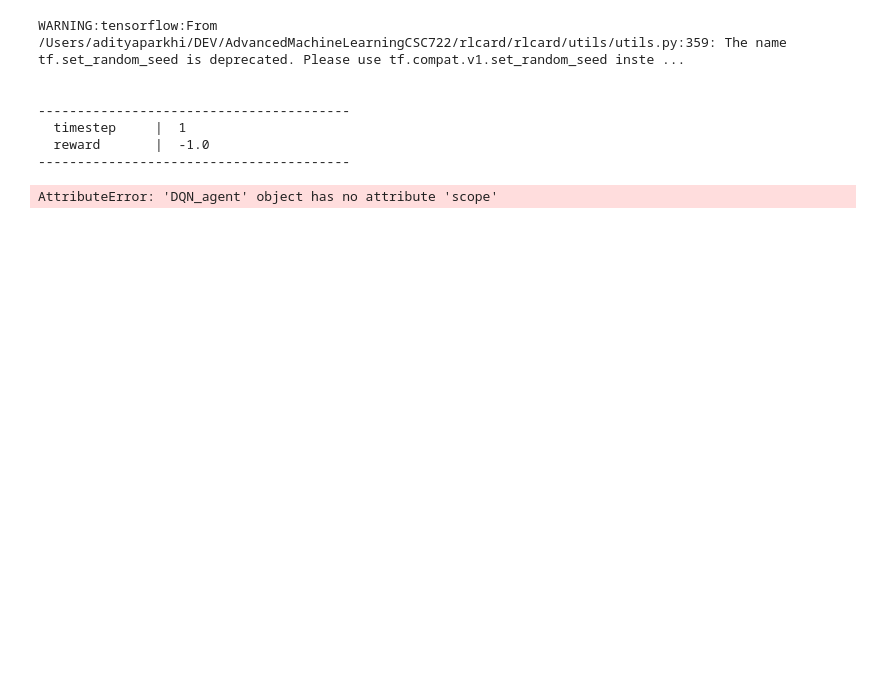
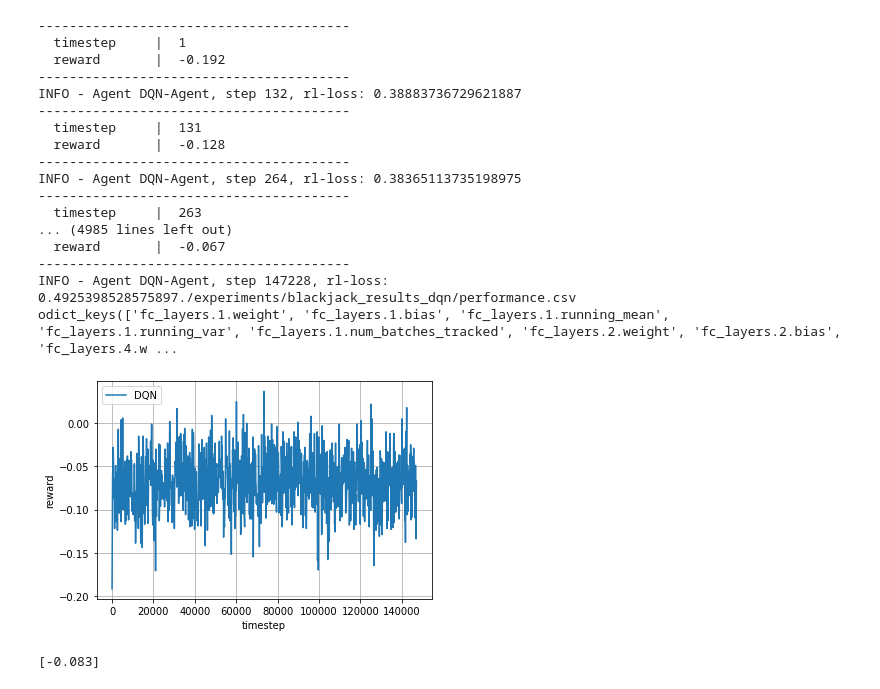
Before and after one commit to aditya140/rlcard, a Jupyter notebook: dev.ipynb, the cells around one changed output. Saved outputs shown, nothing was run; the diff lists cells and outputs as text; code cells hidden in the pictures; blank space fills up the shorter version.

```diff
--- a/dev.ipynb
+++ b/dev.ipynb
@@ -16,13 +16,13 @@ eval_env = rlcard.make('blackjack', config={'seed': 0})
 # Set the iterations numbers and how frequently we evaluate the performance
 evaluate_every = 100
 evaluate_num = 1000
-episode_num = 10000
+episode_num = 100000
 
 # The intial memory size
 memory_init_size = 1000
 
 # Train the agent every X steps
-train_every = 1
+train_every = 100
 
 # The paths for saving the logs and learning curves
 log_dir = './experiments/blackjack_results_dqn/'
@@ -42,7 +42,7 @@ params = {
     "batch_size":32,
     "train_every":1,
     "mlp_layers":[128,128],
-    "lr":0.1,
+    "lr":0.0005,
 }
 
 agent_conf = DQN_conf(**params)
@@ -56,39 +56,59 @@ logger = Logger(log_dir)
 
 for episode in range(episode_num):
 
     # Generate data from the environment
     trajectories, _ = env.run(is_training=True)
 
     # Feed transitions into agent memory, and train the agent
     for ts in trajectories[0]:
         agent.feed(ts)
 
     # Evaluate the performance. Play with random agents.
     if episode % evaluate_every == 0:
         logger.log_performance(env.timestep, tournament(eval_env, evaluate_num)[0])
 
 # Close files in the logger
 logger.close_files()
 
 # Plot the learning curve
 logger.plot('DQN')
 
 # Save model
-save_dir = 'models/leduc_holdem_dqn_pytorch'
+save_dir = 'models/blackjack_holdem_dqn_pytorch'
 if not os.path.exists(save_dir):
     os.makedirs(save_dir)
 state_dict = agent.get_state_dict()
 print(state_dict. keys())
 torch.save(state_dict, os.path.join(save_dir, 'model.pth'))
 # %% [output]
-WARNING:tensorflow:From /Users/adityaparkhi/DEV/AdvancedMachineLearningCSC722/rlcard/rlcard/utils/utils.py:359: The name tf.set_random_seed is deprecated. Please use tf.compat.v1.set_random_seed inste ...
-
-
 ----------------------------------------
   timestep     |  1
-  reward       |  -1.0
+  reward       |  -0.192
 ----------------------------------------
+INFO - Agent DQN-Agent, step 132, rl-loss: 0.38883736729621887
+----------------------------------------
+  timestep     |  131
+  reward       |  -0.128
+----------------------------------------
+INFO - Agent DQN-Agent, step 264, rl-loss: 0.38365113735198975
+----------------------------------------
+  timestep     |  263
+... (4985 lines left out)
+  reward       |  -0.067
+----------------------------------------
+INFO - Agent DQN-Agent, step 147228, rl-loss: 0.4925398528575897./experiments/blackjack_results_dqn/performance.csv
+odict_keys(['fc_layers.1.weight', 'fc_layers.1.bias', 'fc_layers.1.running_mean', 'fc_layers.1.running_var', 'fc_layers.1.num_batches_tracked', 'fc_layers.2.weight', 'fc_layers.2.bias', 'fc_layers.4.w ...
-AttributeError: 'DQN_agent' object has no attribute 'scope'
+[figure, added]
+# %%
+# random_eval_env = rlcard.make('blackjack', config={'seed': 0})
+
+# random_agent = RandomAgent(action_num=random_eval_env.action_num)
+# random_agent1 = RandomAgent(action_num=random_eval_env.action_num)
+# random_eval_env.set_agents([random_agent, random_agent1])
+
+tournament(eval_env, evaluate_num)
+# %% [output]
+[-0.083]
 # %%
 ''' An example of learning a Deep-Q Agent on Leduc Holdem
 '''
```
Also changed, not shown: parts of 6 cells of this notebook, 5 other files.
